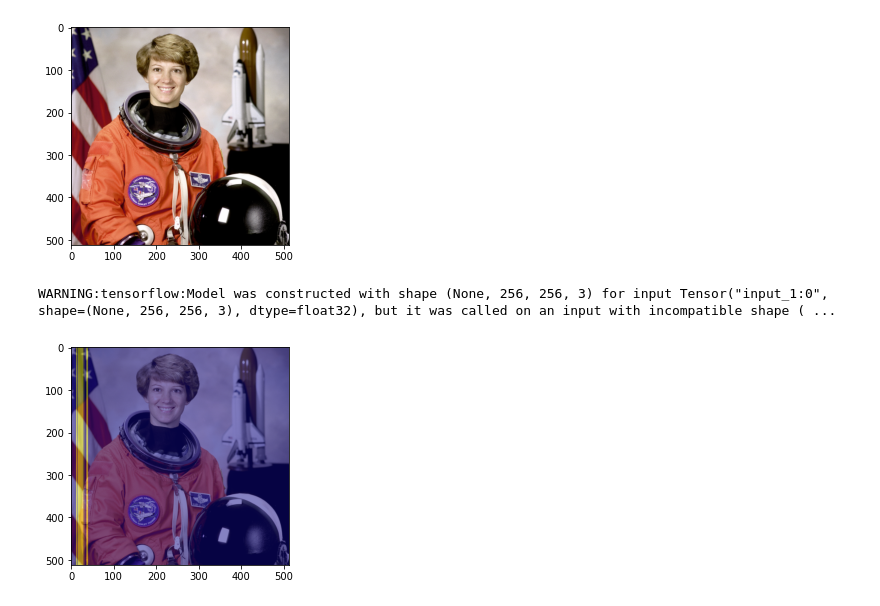
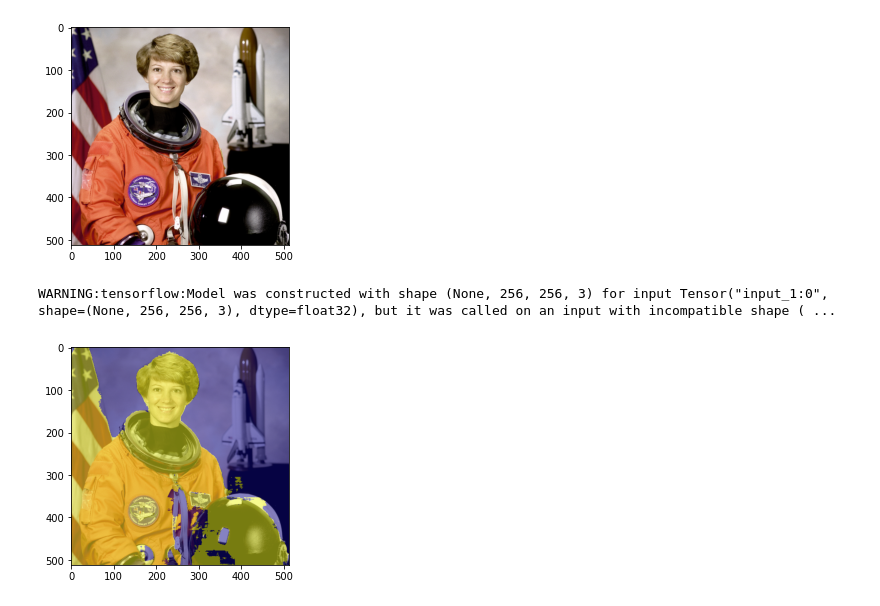
Before and after one commit to GruXsqK/Deep_Learning_in_Computer_Vision, a Jupyter notebook: Lesson_4/Lesson_4.ipynb, the cells around one changed output. Drawn from its saved outputs; the diff is of its cells as text; code cells hidden in the pictures.

```diff
--- a/Lesson_4/Lesson_4.ipynb
+++ b/Lesson_4/Lesson_4.ipynb
@@ -151,7 +151,7 @@ class COCO_Dataset(Dataset):
         return img_combined
 # %%
 INP_SIZE = 256
-NUM_EPOCHS = 1
+NUM_EPOCHS = 3
 BATCH_SIZE = 16
 # %%
 train_ds = COCO_Dataset('train').train_dataset(batch_size=BATCH_SIZE, epochs=NUM_EPOCHS, inp_size=INP_SIZE)
@@ -241,10 +241,10 @@ plt.imshow(img);
 [figure]
 # %%
 out = model.predict(img[None, ...])[0, ...]
-seg_map = (out[0, ..., 0]>0.5).astype(np.float32)
+seg_map = (out[..., 0]>0.5).astype(np.float32)
 seg_map_clr = plt.get_cmap('plasma')(seg_map)[..., :3]
 plt.imshow(img*0.5 + seg_map_clr*0.5)
 plt.show()
 # %% [output]
 WARNING:tensorflow:Model was constructed with shape (None, 256, 256, 3) for input Tensor("input_1:0", shape=(None, 256, 256, 3), dtype=float32), but it was called on an input with incompatible shape ( ...
-[figure, old version]
+[figure, new version]
```
Also changed, not shown: parts of 5 cells of this notebook.
